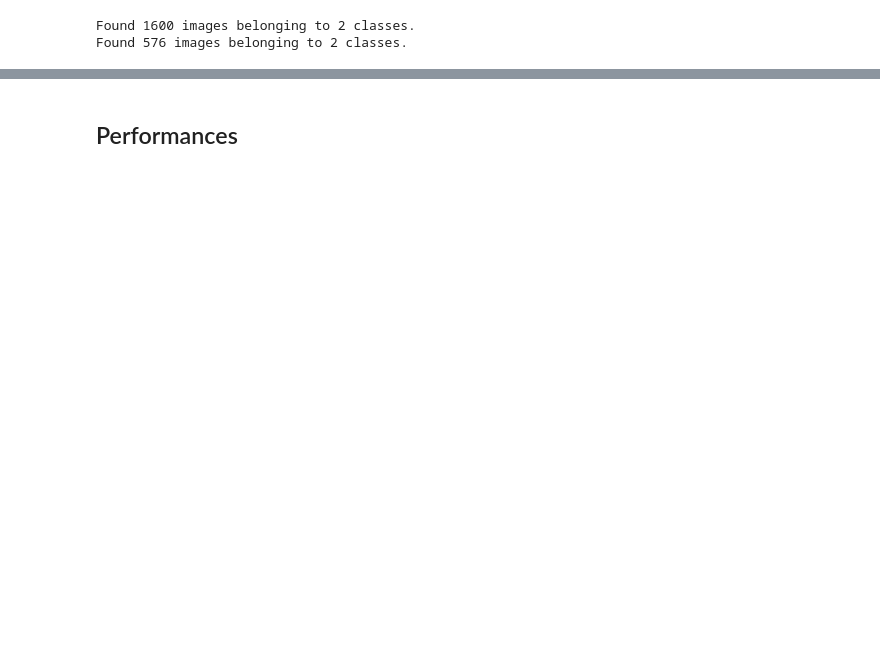
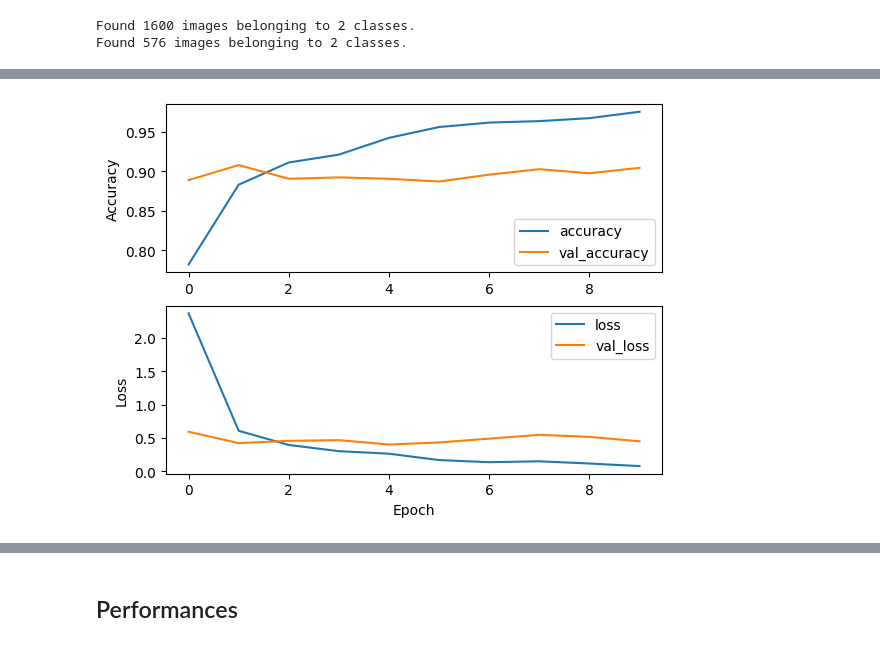
Before and after one commit to Yufu0/spotting-cars-CNN, a Jupyter notebook: PA5.ipynb, the cells around one changed output, grey strips where cells are left out. Saved outputs shown, nothing was run; the diff lists cells and outputs as text; code cells hidden in the pictures; blank space fills up the shorter version.

```diff
--- a/PA5.ipynb
+++ b/PA5.ipynb
@@ -329,0 +348,10 @@ Epoch 9/100
+# %%
+f, axs = plt.subplots(2)
+for i, name in enumerate(['accuracy', 'loss']):
+    axs[i].plot(history.history[name], label=name)
+    axs[i].plot(history.history['val_' + name], label = 'val_' + name)
+    axs[i].set_xlabel('Epoch') if i == 1 else None
+    axs[i].set_ylabel(name.capitalize())
+    axs[i].legend(loc='lower right' if i == 0 else 'upper right')
+# %% [output]
+[figure, added]
```
Also changed, not shown: parts of 21 cells of this notebook.
